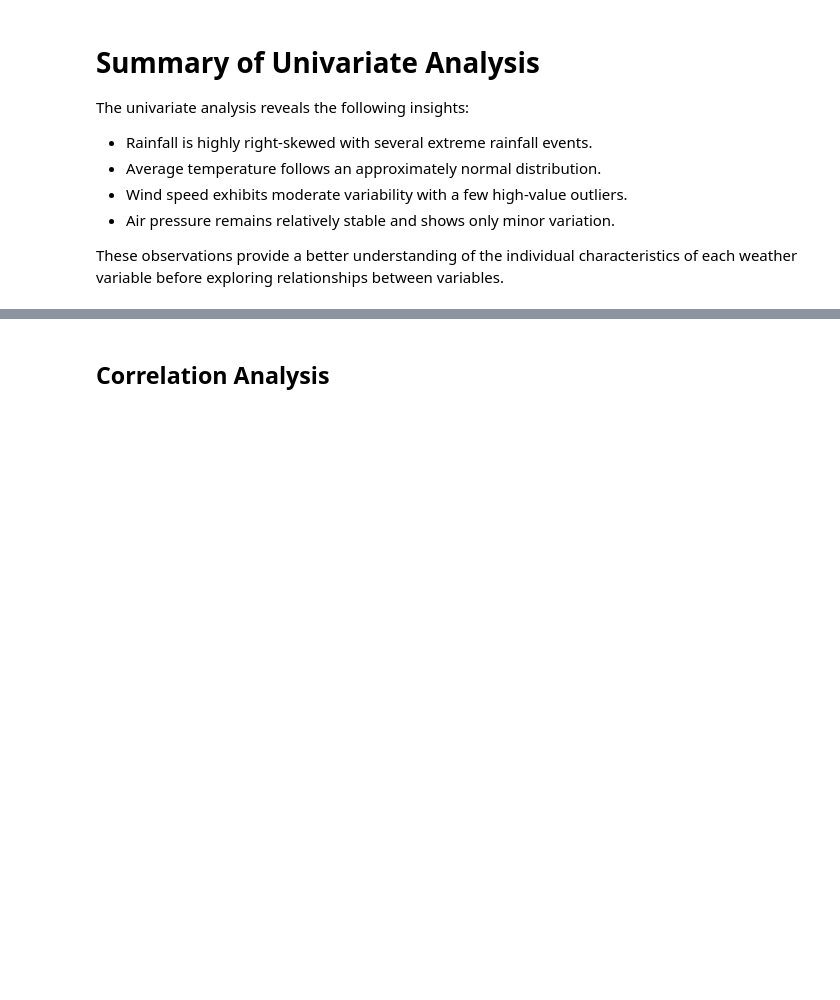
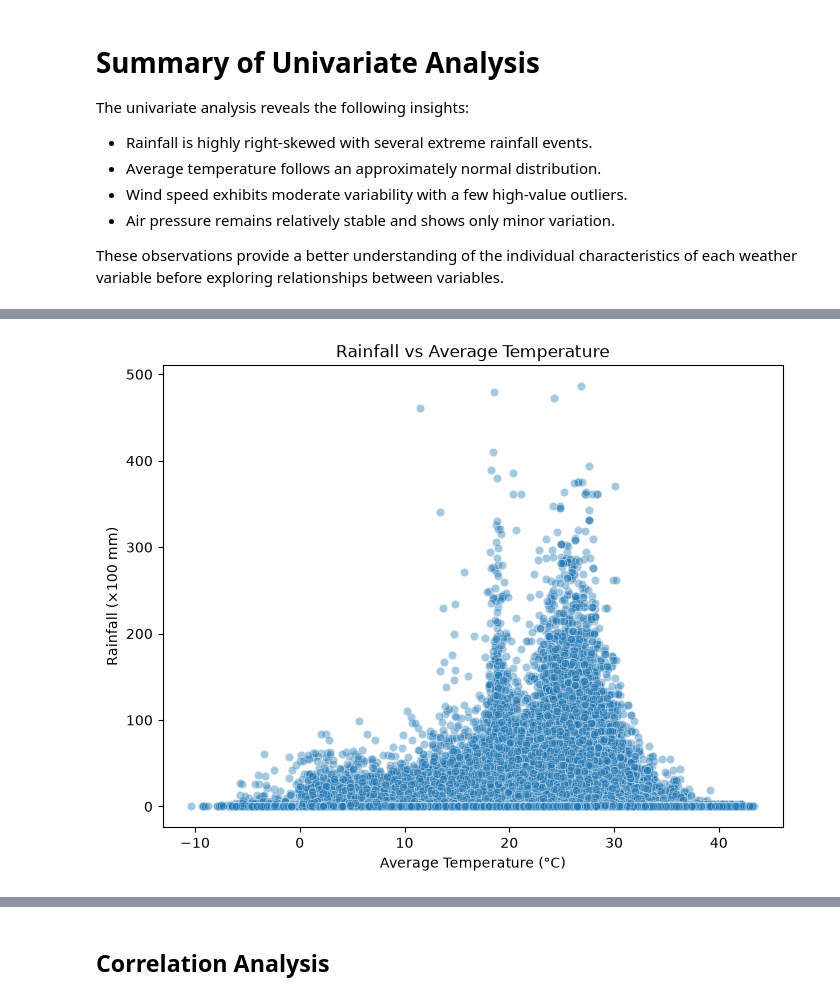
Before and after one commit to Amit-o18/India-weather-data-analysis, a Jupyter notebook: notebooks/03_Exploratory_Data_Analysis.ipynb, the cells around one changed output, grey strips where cells are left out. Drawn from its saved outputs; the diff is of its cells as text; code cells hidden in the pictures; blank space fills up the shorter version.

```diff
--- a/notebooks/03_Exploratory_Data_Analysis.ipynb
+++ b/notebooks/03_Exploratory_Data_Analysis.ipynb
@@ -343,0 +352,17 @@ These observations provide a better understanding of the individual characterist
+# %%
+plt.figure(figsize=(8,6))
+
+sns.scatterplot(
+    data=df,
+    x="avg_temp",
+    y="rainfall",
+    alpha=0.4
+)
+
+plt.title("Rainfall vs Average Temperature")
+plt.xlabel("Average Temperature (°C)")
+plt.ylabel("Rainfall (×100 mm)")
+
+plt.show()
+# %% [output]
+[figure, added]
```
Also changed, not shown: parts of 15 cells of this notebook.
